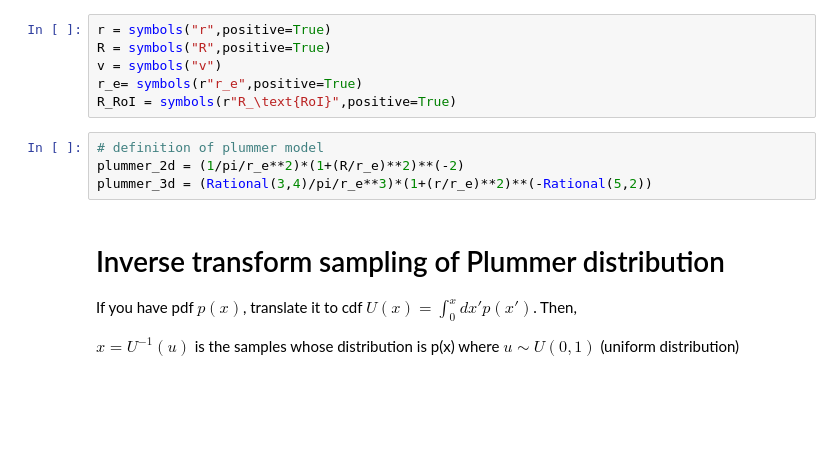
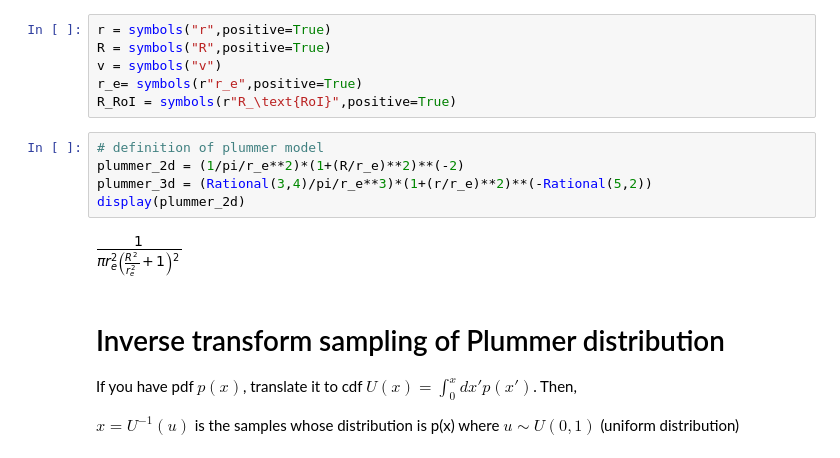
Before and after one commit to gomeshun/modKI17, a Jupyter notebook: python/dSph_model.ipynb, the cells around one changed output. Cells and saved outputs as stored; diff of their text form; blank space fills up the shorter version.

```diff
--- a/python/dSph_model.ipynb
+++ b/python/dSph_model.ipynb
@@ -35,7 +35,10 @@ R_RoI = symbols(r"R_\text{RoI}",positive=True)
 # %%
 # definition of plummer model
 plummer_2d = (1/pi/r_e**2)*(1+(R/r_e)**2)**(-2)
 plummer_3d = (Rational(3,4)/pi/r_e**3)*(1+(r/r_e)**2)**(-Rational(5,2))
+display(plummer_2d)
+# %% [output]
+[figure, added]
 # %% [markdown]
 # Inverse transform sampling of Plummer distribution
 If you have pdf $p(x)$, translate it to cdf $U(x) = \int_0^x dx' p(x')$. Then,
```
Also changed, not shown: parts of 4 cells of this notebook, 2 other files.
